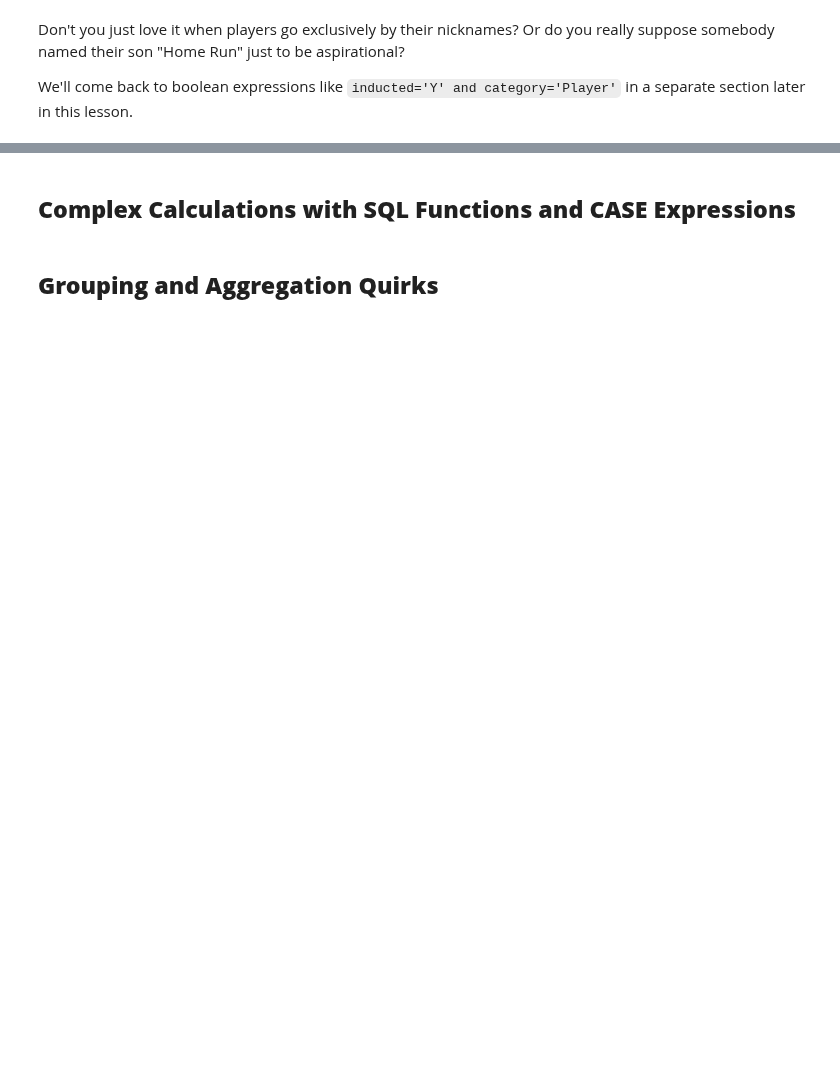
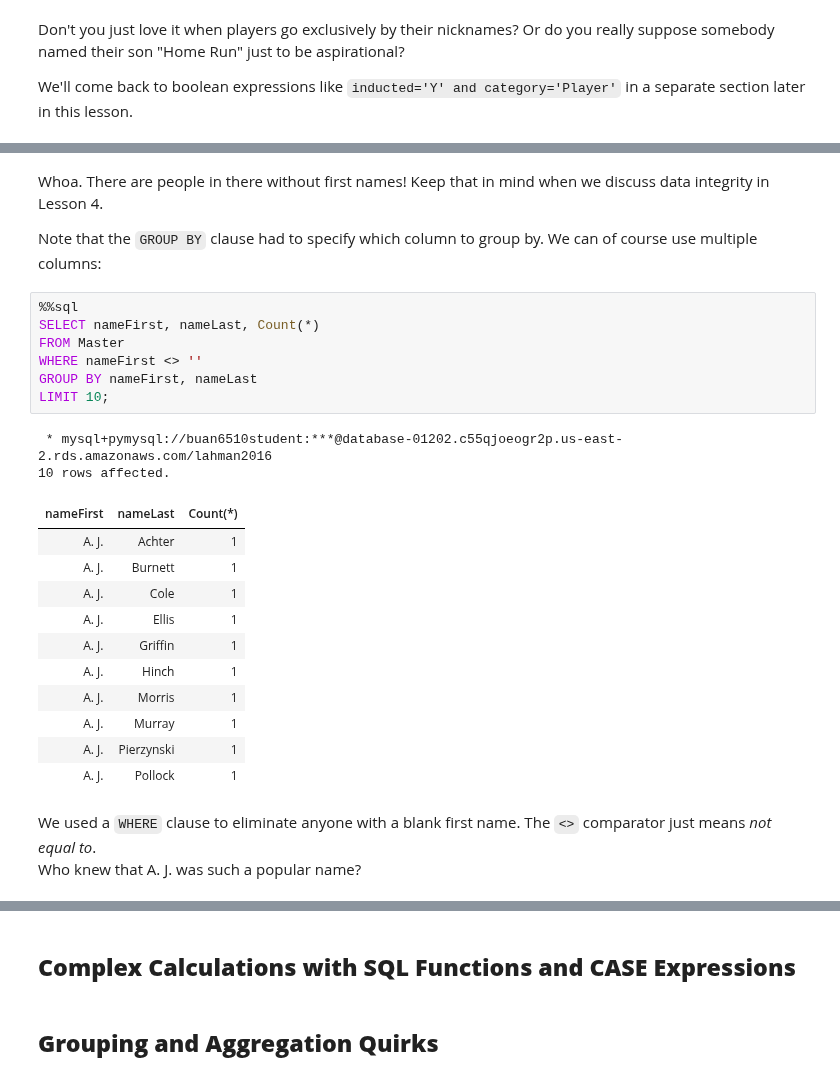
Before and after one commit to kangpyolee/DATA6510, a Jupyter notebook: L2_SELECT_basics.ipynb, the cells around one changed output, grey strips where cells are left out. Saved outputs shown, nothing was run; the diff lists cells and outputs as text; blank space fills up the shorter version.

Commit message:
Lesson 2

```diff
--- a/L2_SELECT_basics.ipynb
+++ b/L2_SELECT_basics.ipynb
@@ -352,0 +397,28 @@ We'll come back to boolean expressions like `inducted='Y' and category='Player'`
+# %% [markdown]
+Whoa. There are people in there without first names! Keep that in mind when we discuss data integrity in Lesson 4.
+
+Note that the `GROUP BY` clause had to specify which column to group by. We can of course use multiple columns:
+# %%
+%%sql
+SELECT nameFirst, nameLast, Count(*)
+FROM Master
+WHERE nameFirst <> ''
+GROUP BY nameFirst, nameLast
+LIMIT 10;
+# %% [output]
+ * mysql+pymysql://buan6510student:***@database-01202.c55qjoeogr2p.us-east-2.rds.amazonaws.com/lahman2016
+10 rows affected.
+| nameFirst | nameLast | Count(*) |
+| A. J. | Achter | 1 |
+| A. J. | Burnett | 1 |
+| A. J. | Cole | 1 |
+| A. J. | Ellis | 1 |
+| A. J. | Griffin | 1 |
+| A. J. | Hinch | 1 |
+| A. J. | Morris | 1 |
+| A. J. | Murray | 1 |
+| A. J. | Pierzynski | 1 |
+| A. J. | Pollock | 1 |
+# %% [markdown]
+We used a `WHERE` clause to eliminate anyone with a blank first name. The `<>` comparator just means *not equal to*.
+Who knew that A. J. was such a popular name?
```
Also changed, not shown: parts of 36 cells of this notebook, 3 other files.
